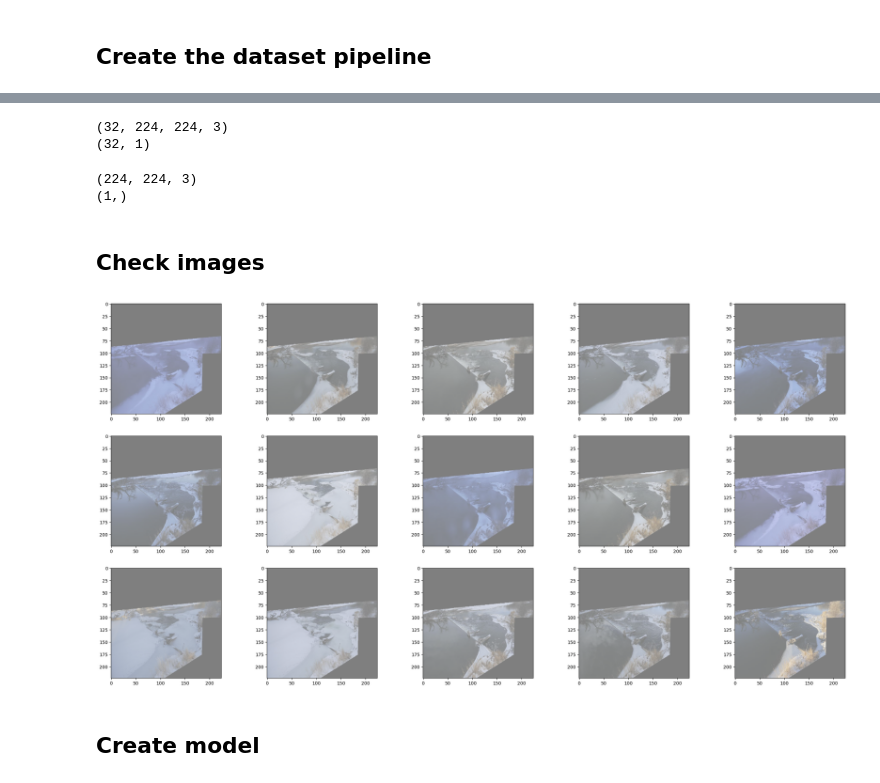
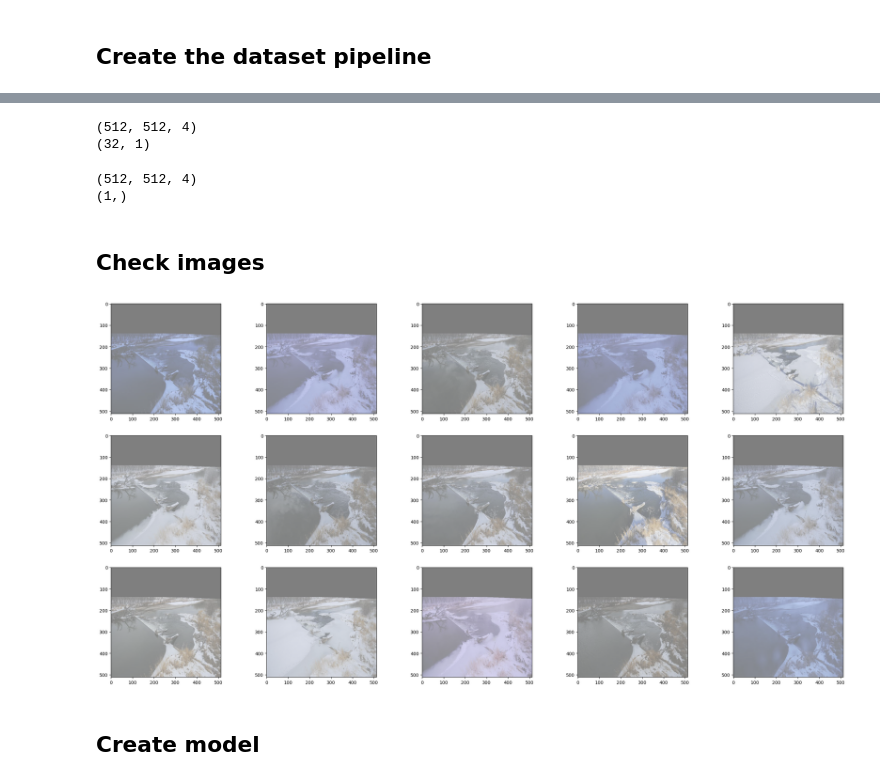
Before and after one commit to andresnowak/Hydrology_AI_project, a Jupyter notebook: models/cnn_model/cnn_v1_discharge.ipynb, the cells around one changed output, grey strips where cells are left out. Drawn from its saved outputs; the diff is of its cells as text; code cells hidden in the pictures.

```diff
--- a/models/cnn_model/cnn_v1_discharge.ipynb
+++ b/models/cnn_model/cnn_v1_discharge.ipynb
@@ -150,8 +150,8 @@ from joblib import dump
 # %% [markdown]
 ## Create the dataset pipeline
 # %%
-IMG_SIZE = 224
-#IMG_SIZE = 512
+#IMG_SIZE = 224
+IMG_SIZE = 512
 BATCH_SIZE = 32
 FRAMES = 10
 # %%
@@ -159,6 +159,6 @@ from dataset_transformer import make_dataset
 # %%
-path = "../../dataset/images_tmp_draw"
+path = "../../dataset/images_tmp_draw_sky"
 
 with tf.device("/gpu:0"):
-    train_ds, train_size, val_ds, val_size, test_ds, test_size = make_dataset(path, BATCH_SIZE, IMG_SIZE, FRAMES, df, 10, True, "cnn")
+    train_ds, train_size, val_ds, val_size, test_ds, test_size = make_dataset_with_time(path, BATCH_SIZE, IMG_SIZE, FRAMES, df, 10, True, "cnn")
 # %% [output]
@@ -175,36 +169,39 @@ with tf.device("/gpu:0"):
 input_shape = 0
 output_shape = 0
 
-for image, stage_discharge in train_ds.take(1):
-    print(image.numpy().shape)
+for image_time, stage_discharge in train_ds.take(1):
+    print(image_time[0].numpy().shape)
     print(stage_discharge.numpy().shape)
 
-    input_shape = image.numpy().shape[1:]
+    #input_shape = image_time[0].numpy().shape[1:]
+    input_shape = image_time.numpy().shape[1:]
     output_shape = stage_discharge.numpy().shape[1:]
 # %% [output]
-(32, 224, 224, 3)
+(512, 512, 4)
 (32, 1)
 # %%
 print(input_shape)
 print(output_shape)
 # %% [output]
-(224, 224, 3)
+(512, 512, 4)
 (1,)
 # %% [markdown]
 ## Check images
 # %%
 fig, ax = plt.subplots(nrows=3, ncols=5, figsize=(30, 15))
 
-for image, stage_discharge in test_ds.take(1):
-    images = image[:15]
+for image_time, stage_discharge in test_ds.take(1):
+    #images = image_time[0][:15]
+    images = image_time[:15]
     for img, ax in zip(images, ax.flatten()):
-        #img = img.numpy()[0]
-        img = img.numpy()
+        #print(img.numpy()[:,:,3])
+        img = img.numpy()[:,:,:3]
+        #img = img.numpy()
         img = img / 2 + 0.5     # unnormalize
         ax.imshow(img)
 
 plt.show()
 # %% [output]
-[figure, old version]
+[figure, new version]
 # %% [markdown]
 ## Create model
```
Also changed, not shown: parts of 28 cells of this notebook, 1 other file.
